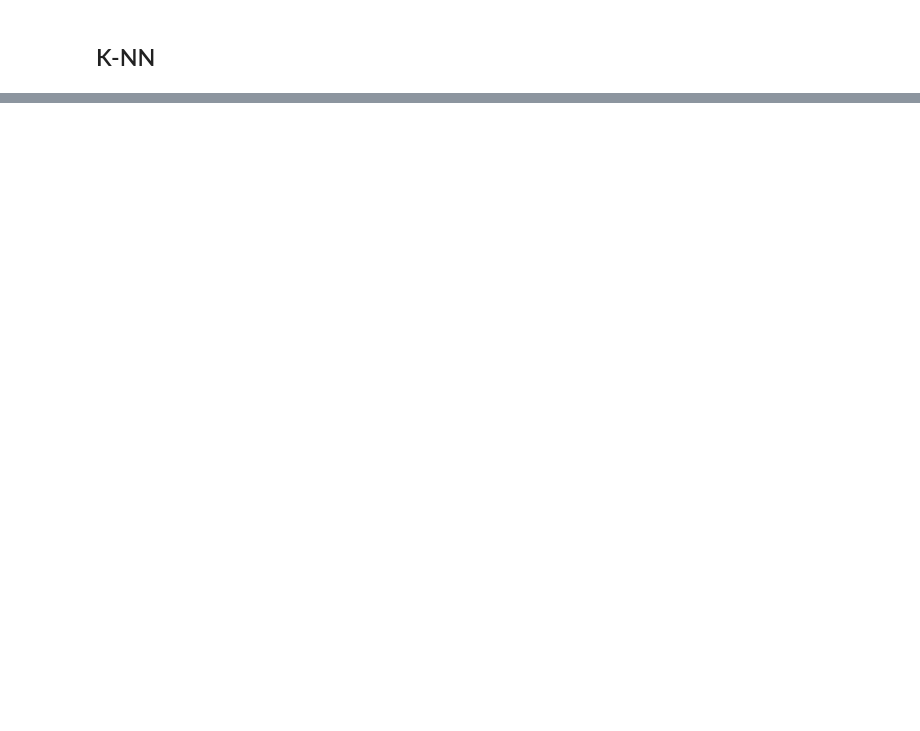
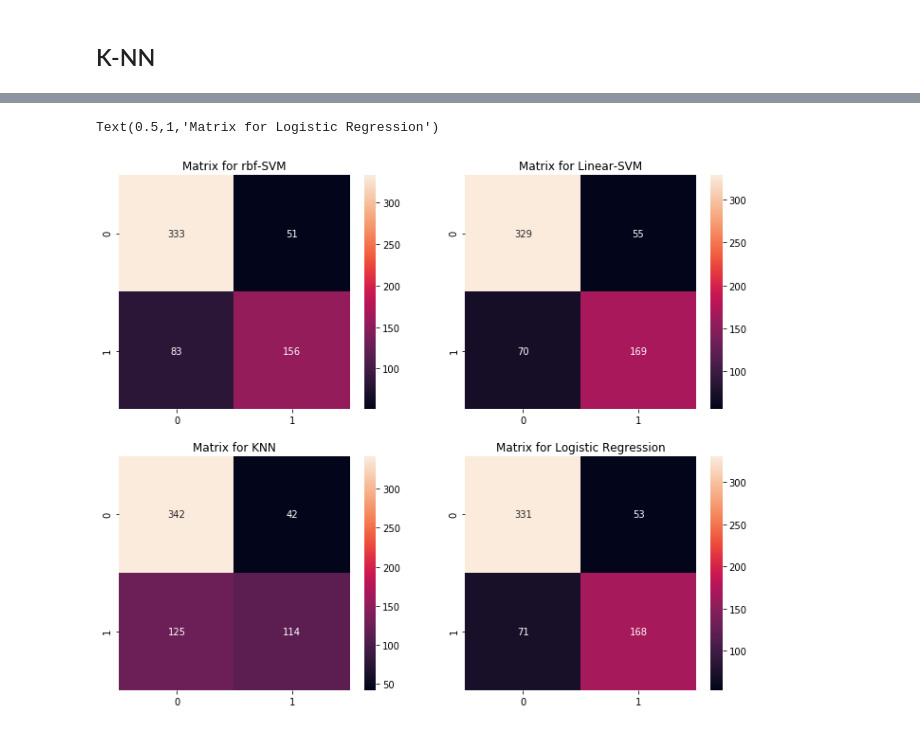
Before and after one commit to dhiabenrejeb/Titanic-Kaggle-, a Jupyter notebook: titanic_predict.ipynb, the cells around one changed output, grey strips where cells are left out. Cells and saved outputs as stored; diff of their text form; code cells hidden in the pictures; blank space fills up the shorter version.

```diff
--- a/titanic_predict.ipynb
+++ b/titanic_predict.ipynb
@@ -593,0 +599,17 @@ The accuracy of the KNN is 0.7799043062200957
+# %%
+f,ax=plt.subplots(2,2,figsize=(12,10))
+y_pred = cross_val_predict(svm.SVC(kernel='rbf'),X,Y,cv=10)
+sns.heatmap(confusion_matrix(Y,y_pred),ax=ax[0,0],annot=True,fmt='2.0f')
+ax[0,0].set_title('Matrix for rbf-SVM')
+y_pred = cross_val_predict(svm.SVC(kernel='linear'),X,Y,cv=10)
+sns.heatmap(confusion_matrix(Y,y_pred),ax=ax[0,1],annot=True,fmt='2.0f')
+ax[0,1].set_title('Matrix for Linear-SVM')
+y_pred = cross_val_predict(KNeighborsClassifier(n_neighbors=9),X,Y,cv=10)
+sns.heatmap(confusion_matrix(Y,y_pred),ax=ax[1,0],annot=True,fmt='2.0f')
+ax[1,0].set_title('Matrix for KNN')
+y_pred = cross_val_predict(LogisticRegression(),X,Y,cv=10)
+sns.heatmap(confusion_matrix(Y,y_pred),ax=ax[1,1],annot=True,fmt='2.0f')
+ax[1,1].set_title('Matrix for Logistic Regression')
+# %% [output]
+Text(0.5,1,'Matrix for Logistic Regression')
+[figure, added]
```
Also changed, not shown: parts of 11 cells of this notebook.
